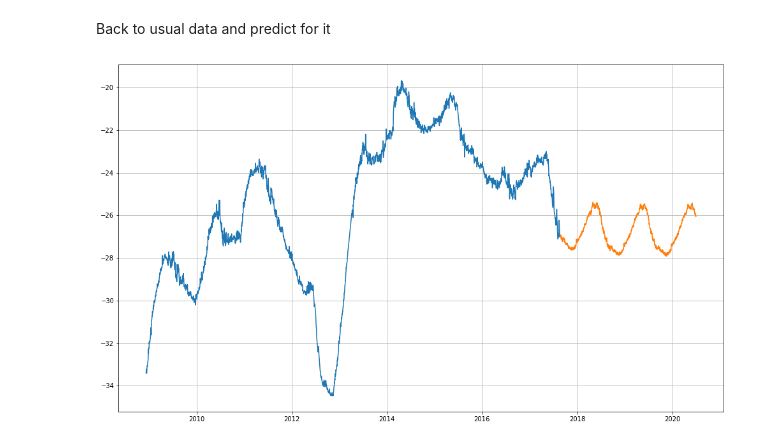
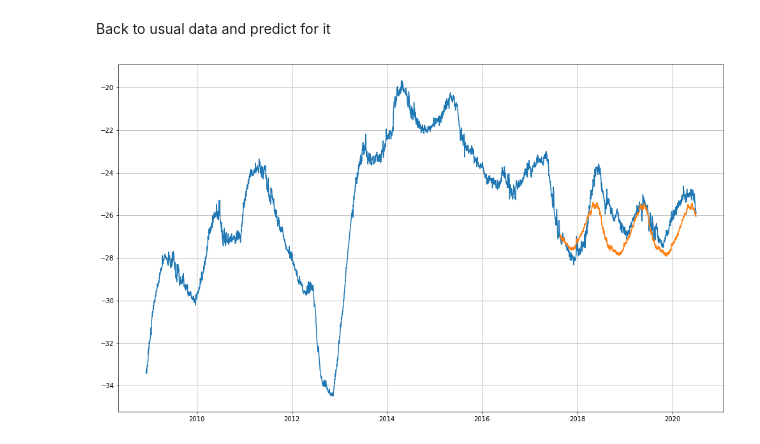
Before and after one commit to DyadyaRodya/Acea-Smart-Water-Analytics, a Jupyter notebook: petrigano_arima.ipynb, the cells around one changed output. Drawn from its saved outputs; the diff is of its cells as text; code cells hidden in the pictures.

Commit message:
add act data

```diff
--- a/petrigano_arima.ipynb
+++ b/petrigano_arima.ipynb
@@ -361,9 +361,9 @@ Name: Depth_to_Groundwater_P24, Length: 1045, dtype: float64
 # %% [markdown]
 Back to usual data and predict for it
 # %%
-plt.plot(pd.to_datetime(data[1000:4178].index, format='%d/%m/%Y').date, data[1000:4178].values)
-plt.plot(pd.to_datetime(forecast.index, origin = "03/14/2006", unit='D').date, forecast.values)
+plt.plot(pd.to_datetime(data[1000:].index, format='%d/%m/%Y').date, data[1000:].values)
+plt.plot(pd.to_datetime(forecast.index, origin = "14/03/2006", unit='D').date, forecast.values)
 plt.grid()
 plt.show()
 # %% [output]
-[figure, old version]
+[figure, new version]
```
Also changed, not shown: parts of 1 cell of this notebook.
